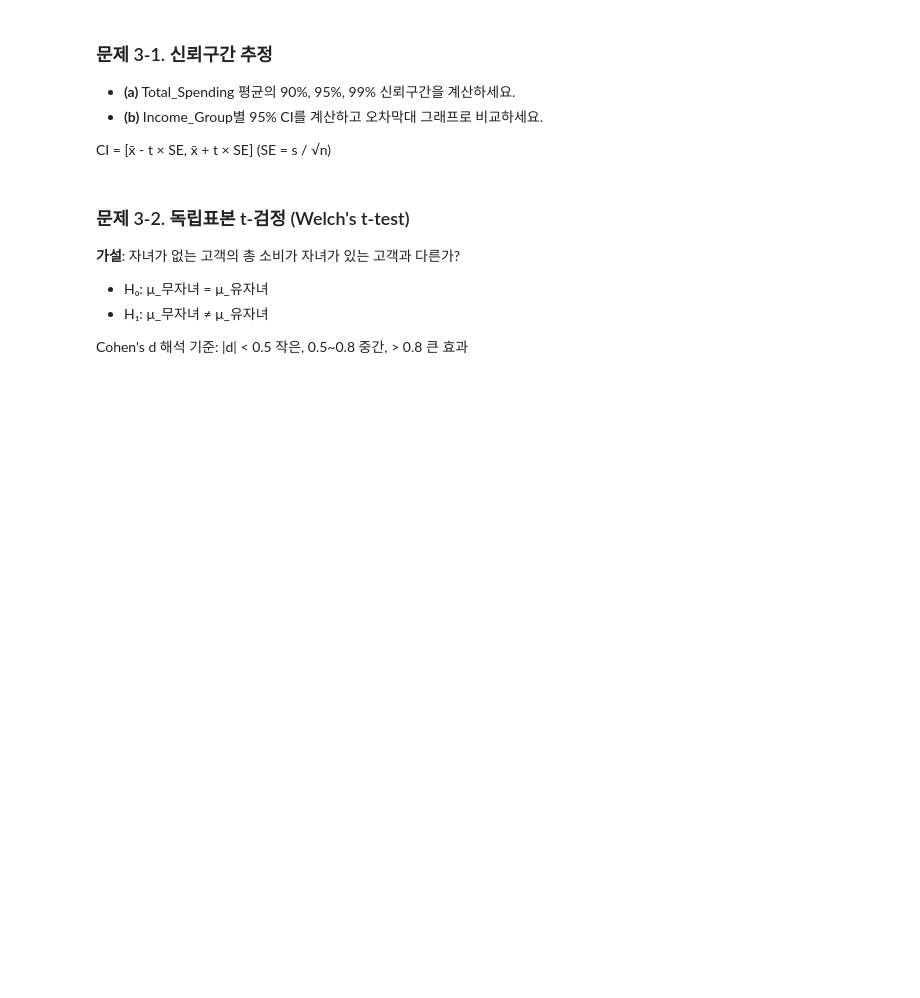
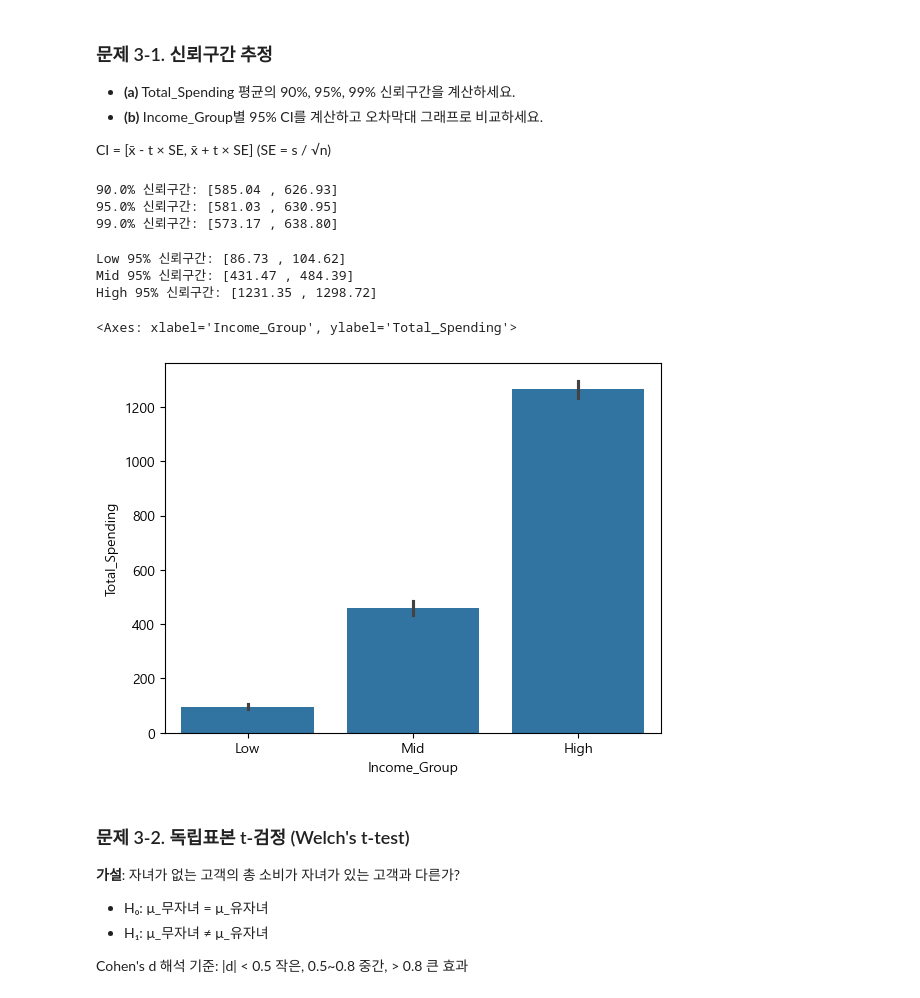
Before and after one commit to sparta-data11-statistics-practice/practice-01-descriptive-statistics-lch092420, a Jupyter notebook: practice_comprehensive_lch.ipynb, the cells around one changed output. Saved outputs shown, nothing was run; the diff lists cells and outputs as text; code cells hidden in the pictures; blank space fills up the shorter version.

```diff
--- a/practice_comprehensive_lch.ipynb
+++ b/practice_comprehensive_lch.ipynb
@@ -589,8 +607,33 @@ CI = [x̄ - t × SE, x̄ + t × SE] (SE = s / √n)
 # %%
 # TODO 3-1(a): Total_Spending 평균의 신뢰구간 (90%, 95%, 99%)
 # CI = x̄ ± t(α/2, n-1) × SE
+df3 = df['Total_Spending']
+n = len(df3)
+
+for a in [0.90,0.95,0.99]:
+    ci = stats.t.interval(a,df=n-1 ,loc = df3.mean(), scale = df3.sem(ddof=1))
+    print(f'{a*100}% 신뢰구간: [{ci[0]:.2f} , {ci[1]:.2f}]')
+# %% [output]
+90.0% 신뢰구간: [585.04 , 626.93]
+95.0% 신뢰구간: [581.03 , 630.95]
+99.0% 신뢰구간: [573.17 , 638.80]
 # %%
 # TODO 3-1(b): Income_Group별 95% CI 계산 + 오차막대 그래프
+group = ['Low','Mid','High']
+
+for g in group:
+    g_df = df[df['Income_Group'] == g]['Total_Spending']
+    g_n = len(df[df['Income_Group'] == g])
+    ci = stats.t.interval(0.95,df = g_n-1, loc = g_df.mean(), scale = g_df.sem(ddof=1))
+    print(f'{g} 95% 신뢰구간: [{ci[0]:.2f} , {ci[1]:.2f}]')
+
+sns.barplot(df, x = 'Income_Group', y = 'Total_Spending', errorbar=('ci',95))
+# %% [output]
+Low 95% 신뢰구간: [86.73 , 104.62]
+Mid 95% 신뢰구간: [431.47 , 484.39]
+High 95% 신뢰구간: [1231.35 , 1298.72]
+<Axes: xlabel='Income_Group', ylabel='Total_Spending'>
+[figure, added]
 # %% [markdown]
 ### 문제 3-2. 독립표본 t-검정 (Welch's t-test)
 
```
Also changed, not shown: parts of 28 cells of this notebook.
